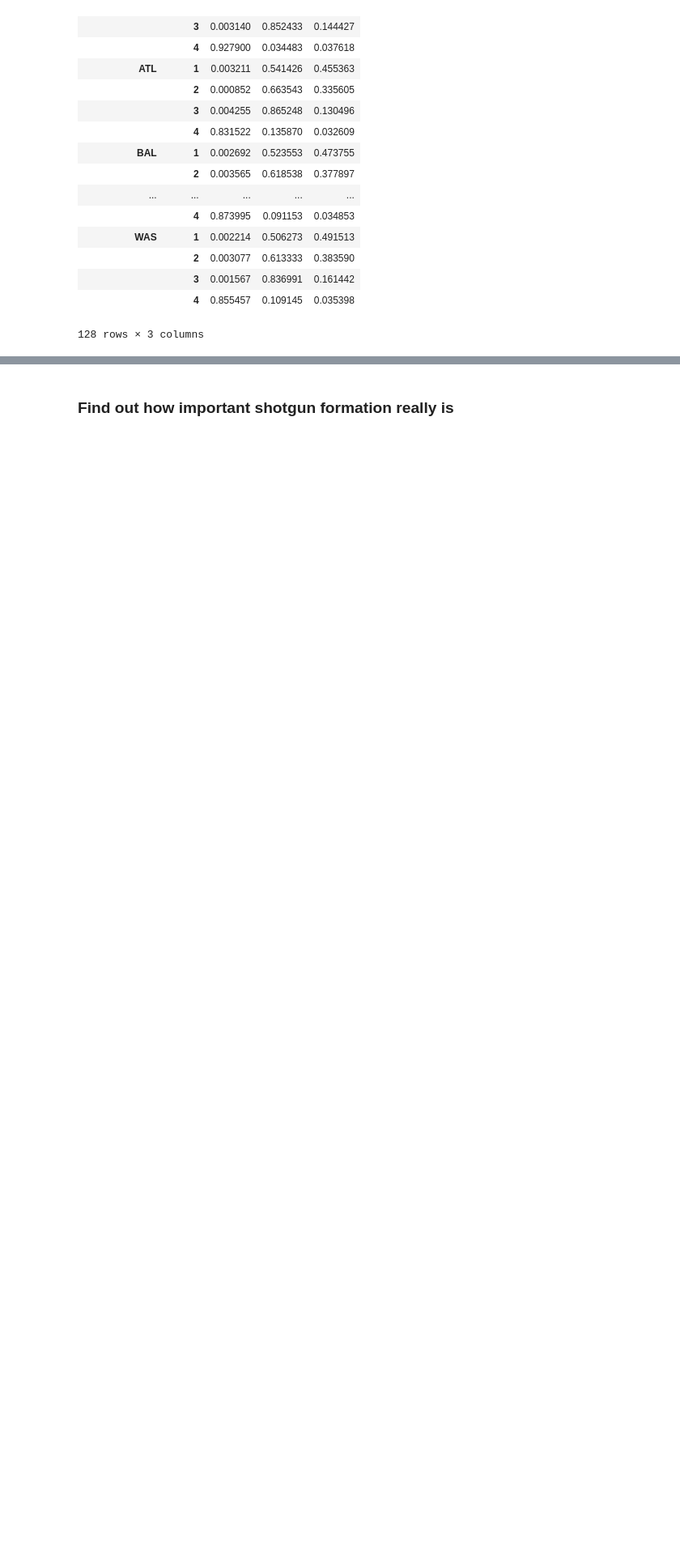
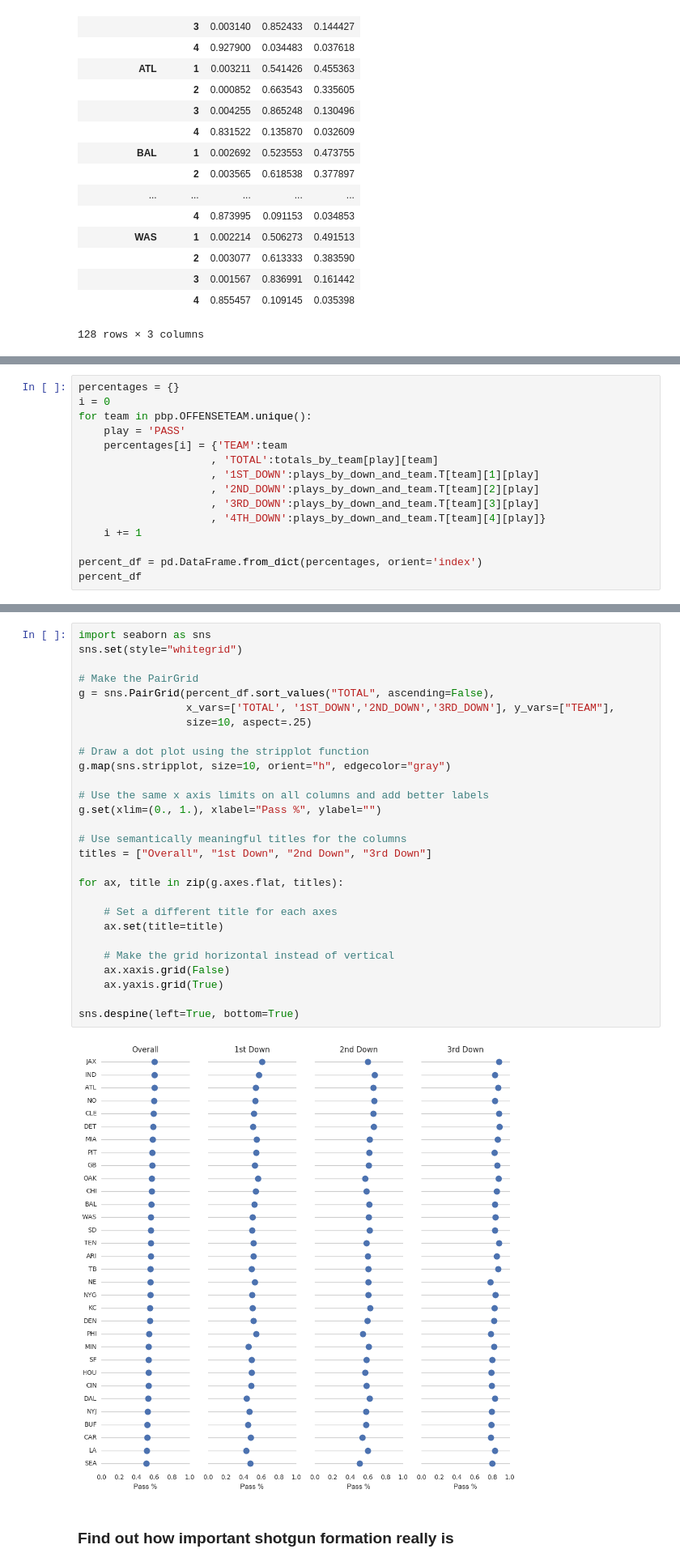
Before and after one commit to zreyn/nfl, a Jupyter notebook: notebooks/nfl-eda.ipynb, the cells around one changed output, grey strips where cells are left out. Shown at 81% size. Drawn from its saved outputs; the diff is of its cells as text; blank space fills up the shorter version.

Commit message:
added the passing by down figure

```diff
--- a/notebooks/nfl-eda.ipynb
+++ b/notebooks/nfl-eda.ipynb
@@ -732,0 +725,15 @@ ValueError: setting an array element with a sequence.
+# %%
+percentages = {}
+i = 0
+for team in pbp.OFFENSETEAM.unique():
+    play = 'PASS'
+    percentages[i] = {'TEAM':team
+                     , 'TOTAL':totals_by_team[play][team]
+                     , '1ST_DOWN':plays_by_down_and_team.T[team][1][play]
+                     , '2ND_DOWN':plays_by_down_and_team.T[team][2][play]
+                     , '3RD_DOWN':plays_by_down_and_team.T[team][3][play]
+                     , '4TH_DOWN':plays_by_down_and_team.T[team][4][play]}
+    i += 1
+
+percent_df = pd.DataFrame.from_dict(percentages, orient='index')
+percent_df
@@ -733,3 +767,33 @@ ValueError: setting an array element with a sequence.
+# %%
+import seaborn as sns
+sns.set(style="whitegrid")
+
+# Make the PairGrid
+g = sns.PairGrid(percent_df.sort_values("TOTAL", ascending=False),
+                 x_vars=['TOTAL', '1ST_DOWN','2ND_DOWN','3RD_DOWN'], y_vars=["TEAM"],
+                 size=10, aspect=.25)
+
+# Draw a dot plot using the stripplot function
+g.map(sns.stripplot, size=10, orient="h", edgecolor="gray")
+
+# Use the same x axis limits on all columns and add better labels
+g.set(xlim=(0., 1.), xlabel="Pass %", ylabel="")
+
+# Use semantically meaningful titles for the columns
+titles = ["Overall", "1st Down", "2nd Down", "3rd Down"]
+
+for ax, title in zip(g.axes.flat, titles):
+
+    # Set a different title for each axes
+    ax.set(title=title)
+
+    # Make the grid horizontal instead of vertical
+    ax.xaxis.grid(False)
+    ax.yaxis.grid(True)
+
+sns.despine(left=True, bottom=True)
+# %% [output]
+[figure, added]
 # %% [markdown]
 ### Find out how important shotgun formation really is
 # %%
```
Also changed, not shown: parts of 6 cells of this notebook, 1 other file.
